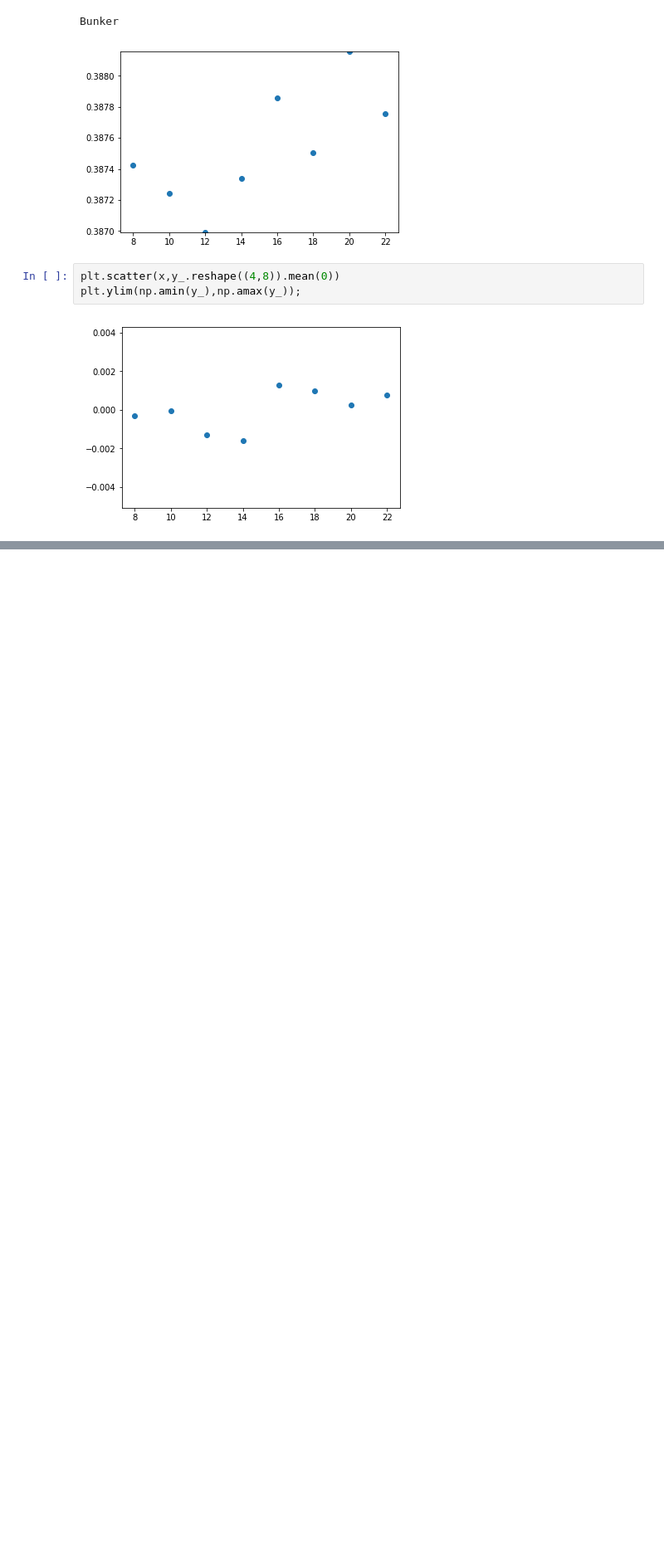
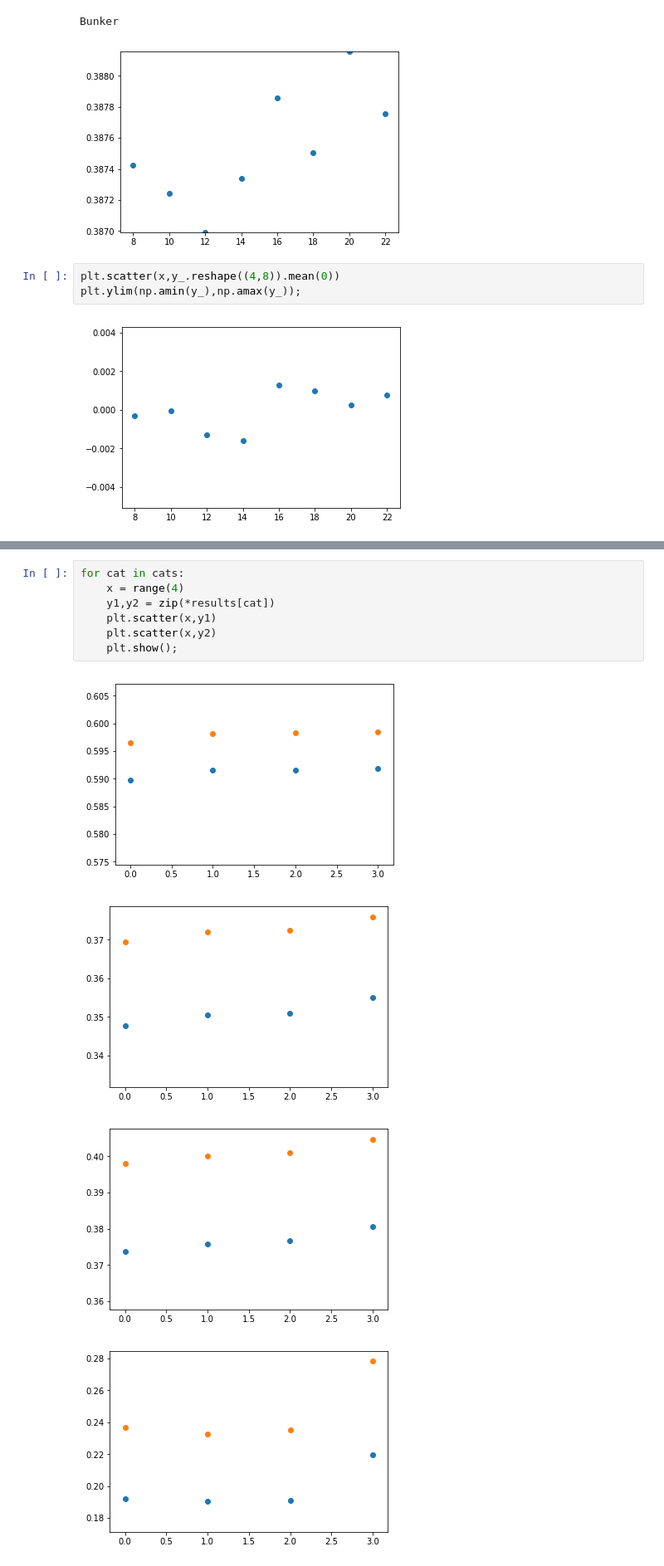
Before and after one commit to adamwlev/StrokesGained2, a Jupyter notebook: Exploration/Untitled11-Copy1.ipynb, the cells around one changed output, grey strips where cells are left out. Shown at 83% size. Saved outputs shown, nothing was run; the diff lists cells and outputs as text; blank space fills up the shorter version.

```diff
--- a/Exploration/Untitled11-Copy1.ipynb
+++ b/Exploration/Untitled11-Copy1.ipynb
@@ -202,0 +203,12 @@ with_player_num (0.4094240627034707, 0.42389552770300215)
+# %%
+for cat in cats:
+    x = range(4)
+    y1,y2 = zip(*results[cat])
+    plt.scatter(x,y1)
+    plt.scatter(x,y2)
+    plt.show();
+# %% [output]
+[figure, added]
+[figure, added]
+[figure, added]
+[figure, added]
```
Also changed, not shown: parts of 2 cells of this notebook, 5 other files.
